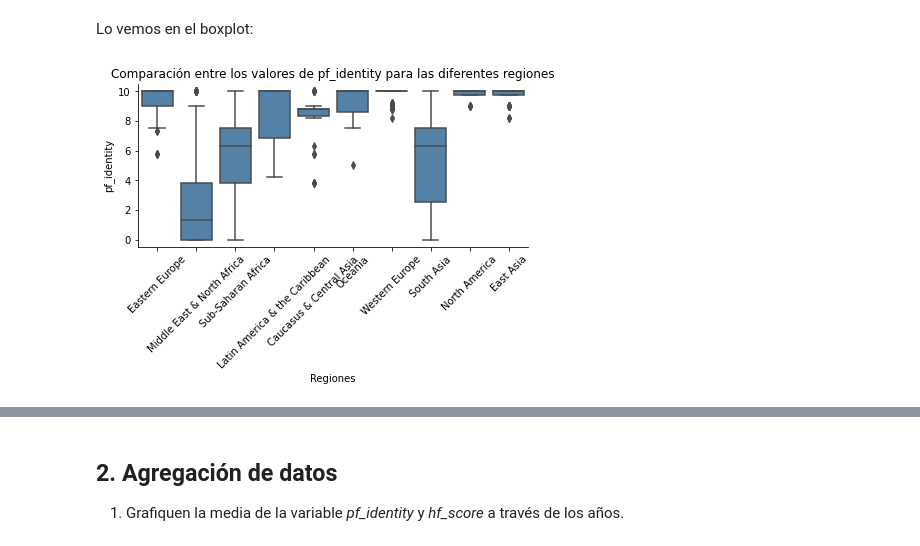
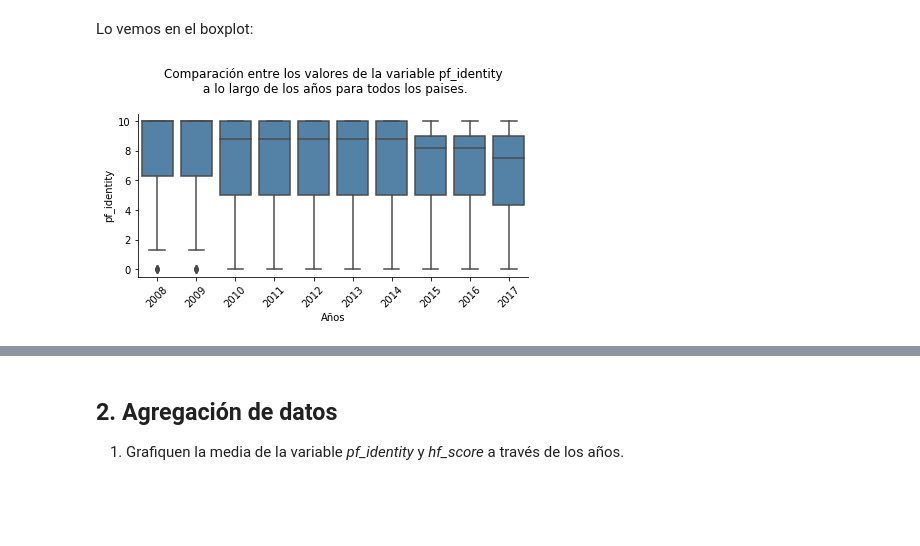
Before and after one commit to gringonivoli/ayv-diplo2020-grupo2, a Jupyter notebook: analisis_visualizacion_datos/practico_grupo_2_ayvd.ipynb, the cells around one changed output, grey strips where cells are left out. Cells and saved outputs as stored; diff of their text form; code cells hidden in the pictures; blank space fills up the shorter version.

```diff
--- a/analisis_visualizacion_datos/practico_grupo_2_ayvd.ipynb
+++ b/analisis_visualizacion_datos/practico_grupo_2_ayvd.ipynb
@@ -446,12 +547,12 @@ Lo vemos en el boxplot:
 # %%
 plt.figure(figsize=(7,3))
 seaborn.boxplot(data = dataset,
-                x='region', y='pf_identity',
+                x='year', y='pf_identity',
                 color= 'steelblue')
 plt.ylabel('pf_identity')
-plt.xlabel('Regiones')
-plt.title('Comparación entre los valores de pf_identity para las diferentes regiones')
+plt.xlabel('Años')
+plt.title('Comparación entre los valores de la variable pf_identity\n a lo largo de los años para todos los paises.\n')
 plt.xticks(rotation=45)
 seaborn.despine()
 # %% [output]
-[figure, old version]
+[figure, new version]
```
Also changed, not shown: parts of 56 cells of this notebook.
